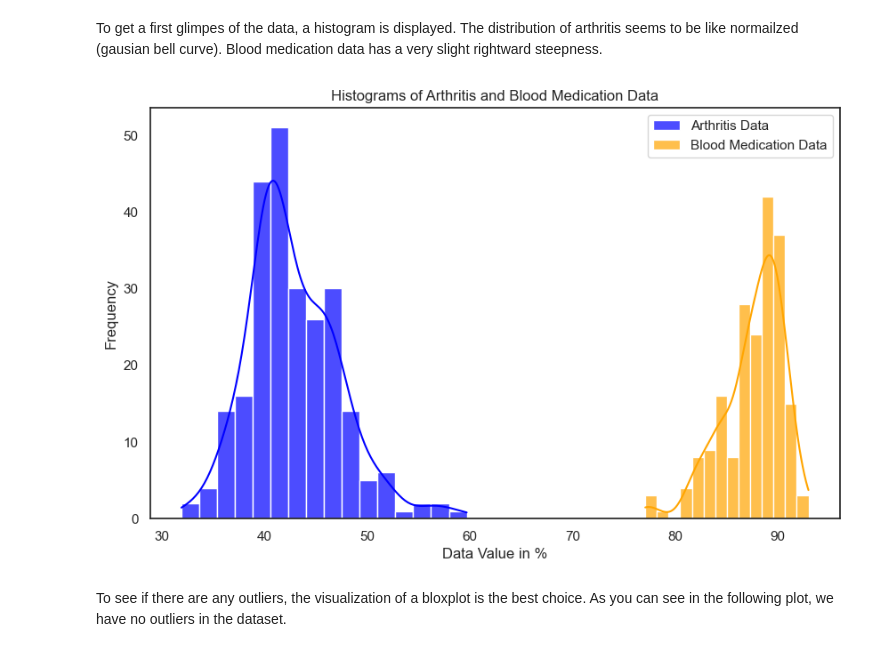
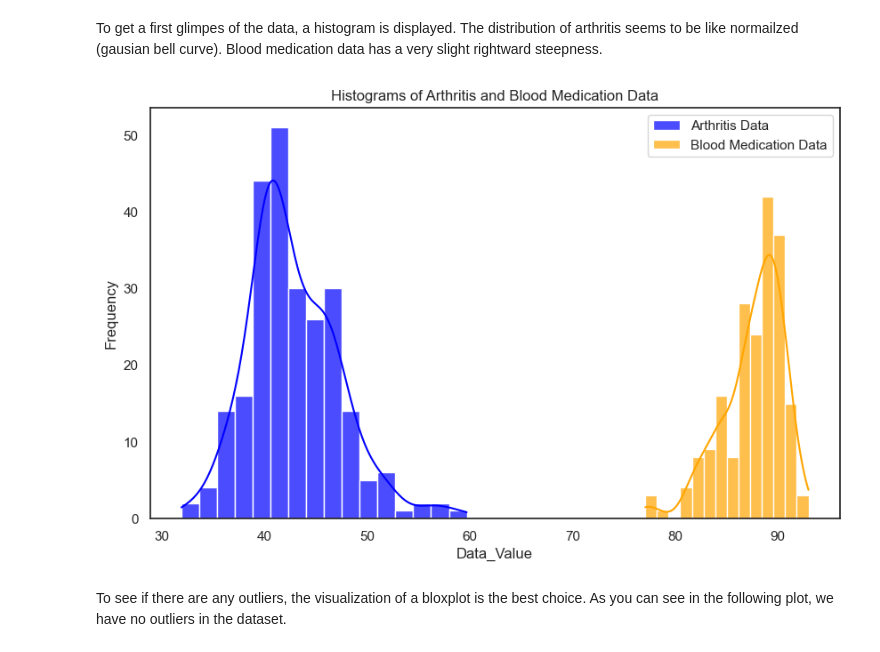
Before and after one commit to toporek3112/de_python_project, a Jupyter notebook: prj01.ipynb, the cells around one changed output. Cells and saved outputs as stored; diff of their text form; code cells hidden in the pictures.

```diff
--- a/prj01.ipynb
+++ b/prj01.ipynb
@@ -89,7 +90,8 @@ import geopandas as gpd
 ##### DELETE ME ##### Personal comment: Nicht das der Lector dann sagt dass wir das dataset anders analysieren sollen als jede spalte einzeln anzuschauen :)
 
 # Load dataset
-df = pd.read_csv('Alzheimer_s_Disease_and_Healthy_Aging_Data.csv')
+zf = zipfile.ZipFile('Alzheimer_s_Disease_and_Healthy_Aging_Data.zip')
+df = pd.read_csv(zf.open('Alzheimer_s_Disease_and_Healthy_Aging_Data.csv'))
 # %%
 # Check Shape and Dtypes before cleanup
 df.info()
@@ -590,12 +758,12 @@ In the first step, the neccesary states-data need to be filtered.  In case of th
 # %%
-df_ar_bl = df_states[
+df_a_b = df_states[
   (df_states['Data_Value_Unit'] == '%') &
   (df_states['StratificationID1'] == 'AGE_OVERALL') &
   (df_states['StratificationCategoryID2'] == 'OVERALL')
   ]
 
-arthritis_data = df_ar_bl[df_ar_bl["Topic"] == "Arthritis among older adults"]
-blood_medication_data = df_ar_bl[df_ar_bl["Topic"] == "Taking medication for high blood pressure"]
+arthritis_data = df_a_b[df_a_b["Topic"] == "Arthritis among older adults"]
+blood_medication_data = df_a_b[df_a_b["Topic"] == "Taking medication for high blood pressure"]
 
 pd.DataFrame({"Arthritis": arthritis_data["Data_Value"].describe(), "Blood Med":blood_medication_data["Data_Value"].describe()})
 # %% [output]
@@ -613,17 +781,17 @@ To get a first glimpes of the data, a histogram is displayed. The distribution o
 # %%
 plt.figure(figsize=(10, 6))
 
 sns.histplot(arthritis_data["Data_Value"],kde=True ,label="Arthritis Data", color="blue", alpha=0.7)
 sns.histplot(blood_medication_data["Data_Value"], kde=True, label="Blood Medication Data", color="orange", alpha=0.7)
 plt.legend()
 
-plt.xlabel("Data Value in %")
+# plt.xlabel("Data Value in %")
 plt.ylabel("Frequency")
 plt.title("Histograms of Arthritis and Blood Medication Data")
 
 plt.show()
 # %% [output]
-[figure, old version]
+[figure, new version]
 # %% [markdown]
 To see if there are any outliers, the visualization of a bloxplot is the best choice. As you can see in the following plot, we have no outliers in the dataset.
 # %%
```
Also changed, not shown: parts of 34 cells of this notebook.
